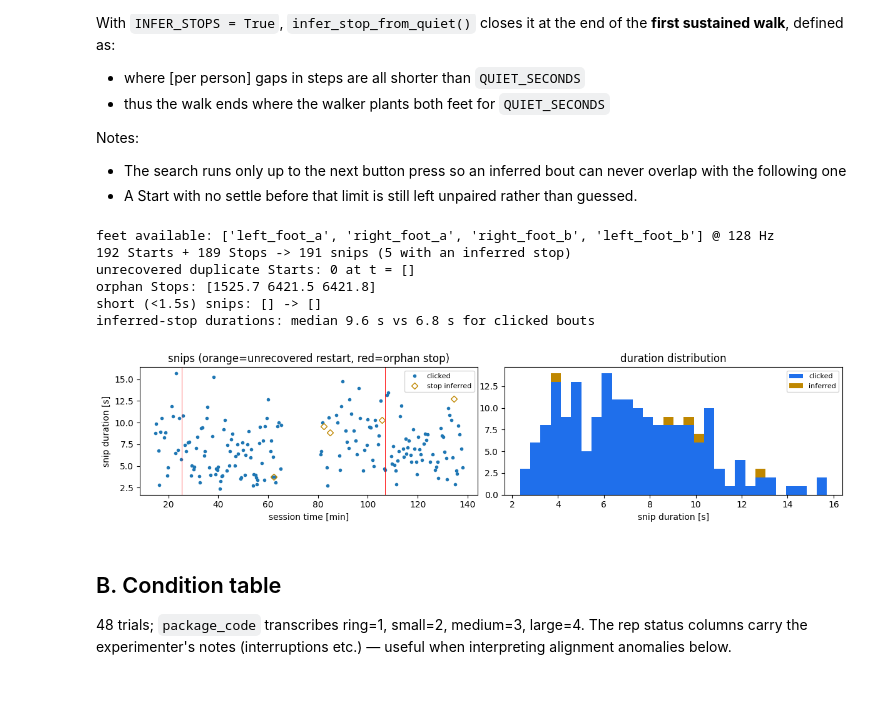
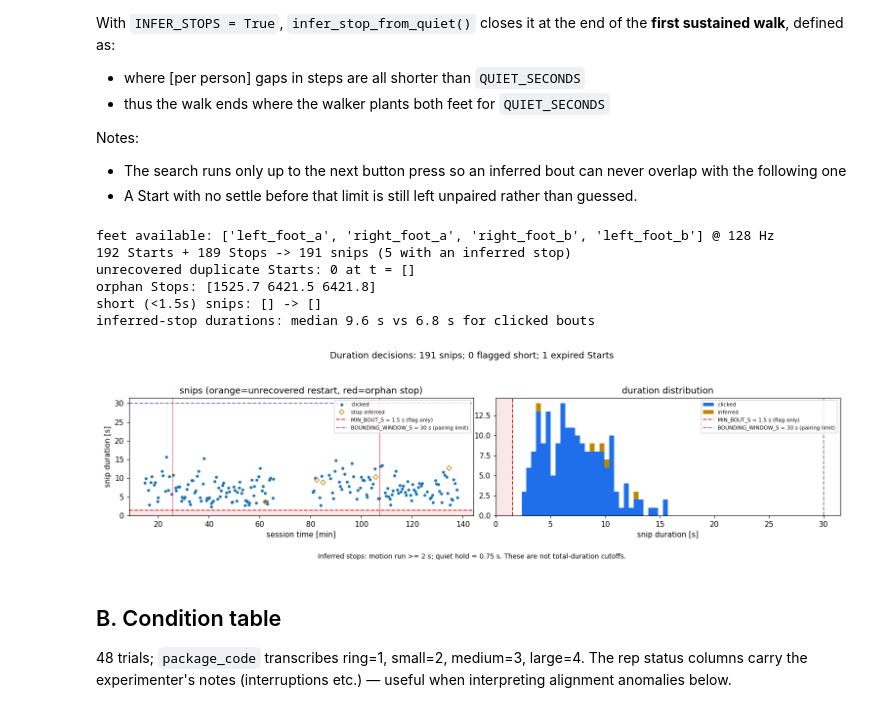
Before and after one commit to jeremydwong/stride_estimation_imu, a Jupyter notebook: notebooks/demo_brock_s07_s08_auto.ipynb, the cells around one changed output. Saved outputs shown, nothing was run; the diff lists cells and outputs as text; code cells hidden in the pictures.

Commit message:
Clarify bout thresholds and snug gait ends in Brock figures

```diff
--- a/notebooks/demo_brock_s07_s08_auto.ipynb
+++ b/notebooks/demo_brock_s07_s08_auto.ipynb
@@ -167,38 +167,57 @@ inferred = report['inferred']
 ### below, we print some results and plot to screen the bout durations. We're looking for any wild outliers, and visualizing where
 durations = snips[:, 1] - snips[:, 0]
 print(f"{report['n_start']} Starts + {report['n_stop']} Stops -> {report['n_snips']} snips "
       f"({report['n_inferred']} with an inferred stop)")
 print(f"unrecovered duplicate Starts: {len(report['restarts'])} at t = {np.round(report['restarts'], 1)}")
 print(f"orphan Stops: {np.round(report['orphan_stops'], 1)}")
 print(f"short (<{MIN_BOUT_S}s) snips: {report['short']} -> {np.round(snips[report['short']], 1).tolist()}")
 if report['n_inferred']:
     print(f"inferred-stop durations: median {np.median(durations[inferred]):.1f} s "
           f"vs {np.median(durations[~inferred]):.1f} s for clicked bouts")
 
-fig, (ax0, ax1) = plt.subplots(1, 2, figsize=(12, 3))
+fig, (ax0, ax1) = plt.subplots(1, 2, figsize=(14, 4))
 ax0.plot(snips[~inferred, 0] / 60, durations[~inferred], '.', label='clicked')
 ax0.plot(snips[inferred, 0] / 60, durations[inferred], 'D', mfc='none',
          color='#bf8700', ms=5, label='stop inferred')
 for t in report['restarts']:
     ax0.axvline(t / 60, color='orange', lw=0.5)
 for t in report['orphan_stops']:
     ax0.axvline(t / 60, color='red', lw=0.5)
 ax0.set_xlabel('session time [min]'); ax0.set_ylabel('snip duration [s]')
 ax0.set_title('snips (orange=unrecovered restart, red=orphan stop)')
-ax0.legend(fontsize=8)
+
 ax1.hist([durations[~inferred], durations[inferred]], bins=30, stacked=True,
          color=['#1f6feb', '#bf8700'], label=['clicked', 'inferred'])
 ax1.set_xlabel('snip duration [s]'); ax1.set_title('duration distribution')
-ax1.legend(fontsize=8)
-plt.tight_layout()
+# These are duration decisions; short snips remain in the data, flagged.
+for ax, vertical in ((ax0, False), (ax1, True)):
+    line = ax.axvline if vertical else ax.axhline
+    shade = ax.axvspan if vertical else ax.axhspan
+    shade(0, MIN_BOUT_S, color='tab:red', alpha=.10)
+    line(MIN_BOUT_S, color='tab:red', ls='--', lw=1.3,
+         label=f'MIN_BOUT_S = {MIN_BOUT_S:g} s (flag only)')
+    line(BOUNDING_WINDOW_S, color='tab:purple', ls='--', lw=1.3,
+         label=f'BOUNDING_WINDOW_S = {BOUNDING_WINDOW_S:g} s (pairing limit)')
+    ax.legend(fontsize=7, loc='upper right')
+ax1.set_xlim(left=0)
+ax0.set_ylim(bottom=0)
+fig.suptitle(f'Duration decisions: {len(durations)} snips; '
+             f'{np.sum(durations < MIN_BOUT_S)} flagged short; '
+             f"{len(report['expired_starts'])} expired Starts")
+# Motion-run length and quiet hold are NOT thresholds on total snip duration.
+inference_note = (f'Inferred stops: motion run >= {INFER_MIN_BOUT_S:g} s; '
+                  f'quiet hold = {QUIET_SECONDS:g} s. These are not total-duration cutoffs.'
+                  if INFER_STOPS else 'Inferred stops disabled.')
+fig.text(.5, .015, inference_note, ha='center', fontsize=9)
+plt.tight_layout(rect=(0, .07, 1, .94))
 # %% [output]
 feet available: ['left_foot_a', 'right_foot_a', 'right_foot_b', 'left_foot_b'] @ 128 Hz
 192 Starts + 189 Stops -> 191 snips (5 with an inferred stop)
 unrecovered duplicate Starts: 0 at t = []
 orphan Stops: [1525.7 6421.5 6421.8]
 short (<1.5s) snips: [] -> []
 inferred-stop durations: median 9.6 s vs 6.8 s for clicked bouts
-[figure, old version]
+[figure, new version]
 # %% [markdown]
 ## B. Condition table
 
```
Also changed, not shown: parts of 12 cells of this notebook, 10 other files.
